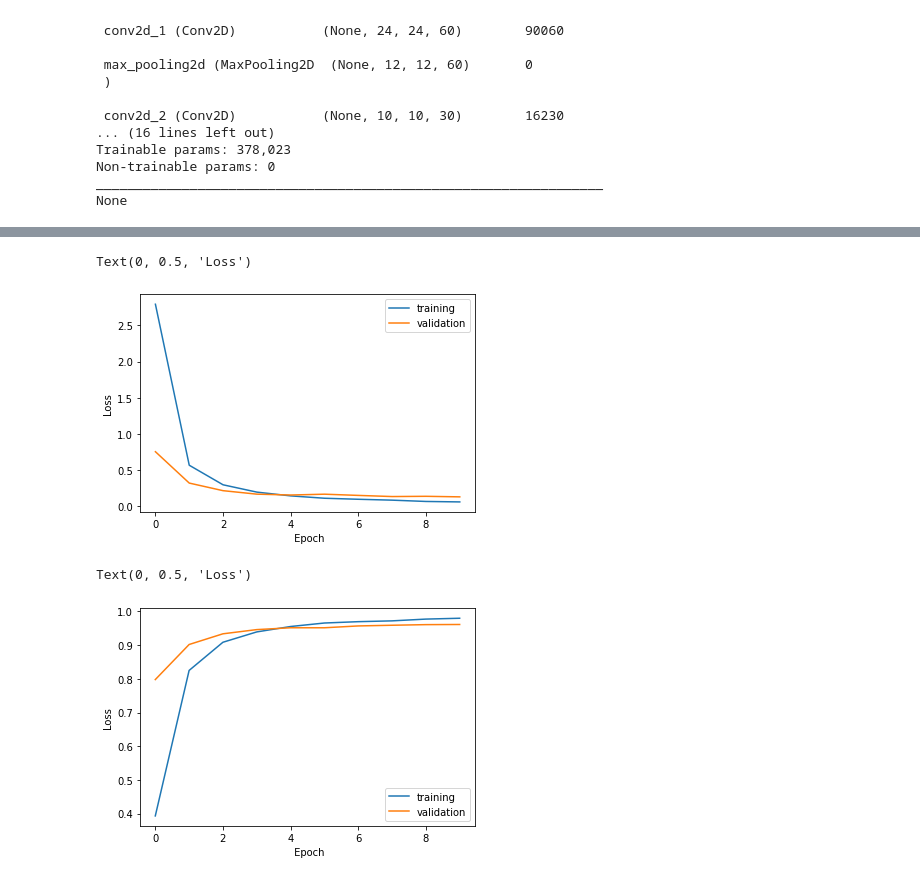
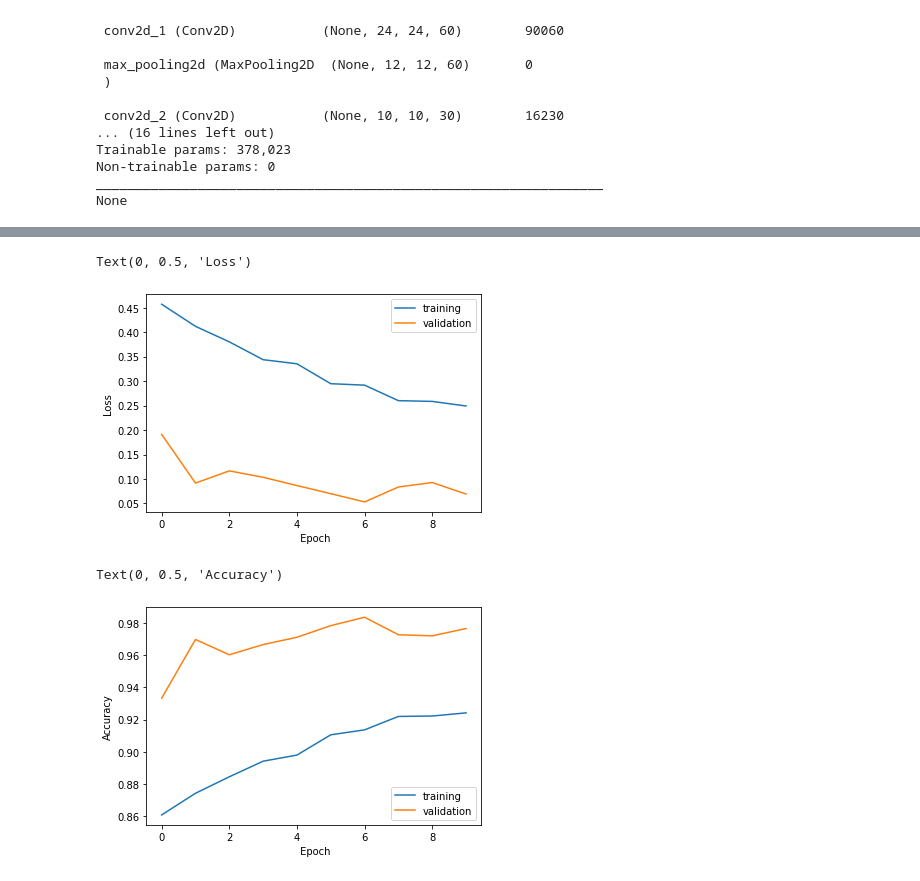
Before and after one commit to BeytullahYayla/Computer-Vision-For-Self-Driving-Cars, a Jupyter notebook: Classifying Road Symbols/Classifying_Road_Symbols.ipynb, the cells around one changed output, grey strips where cells are left out. Cells and saved outputs as stored; diff of their text form; code cells hidden in the pictures.

```diff
--- a/Classifying Road Symbols/Classifying_Road_Symbols.ipynb
+++ b/Classifying Road Symbols/Classifying_Road_Symbols.ipynb
@@ -161,0 +152,14 @@ print(X_train.shape)
+# %%
+X_train=X_train.reshape(34799, 32, 32,1)
+X_val=X_val.reshape(4410,32,32,1)
+X_test=X_test.reshape(12630,32,32,1)
+# %%
+from keras.preprocessing.image import ImageDataGenerator
+
+datagen=ImageDataGenerator(width_shift_range=0.1,
+                           height_shift_range=0.1,
+                           shear_range=10,
+                           zoom_range=0.2,
+                           rotation_range=10
+                           )
+datagen.fit(X_train,)#We apply augmentation on X_train
@@ -189,7 +207,7 @@ def modified_model():
   model.add(Dropout(0.5))
   model.add(Dense(43, activation='softmax'))
 
-  model.compile(Adam(lr = 0.001), loss='categorical_crossentropy', metrics=['accuracy'])
+  model.compile(Adam(learning_rate = 0.001), loss='categorical_crossentropy', metrics=['accuracy'])
   return model
 # %%
 model = modified_model()
@@ -213,6 +231,9 @@ Non-trainable params: 0
 _________________________________________________________________
 None
 # %%
-history=model.fit(X_train,y_train,epochs=10,batch_size=400,verbose=1,shuffle=1,validation_data=(X_val,y_val))
+history = model.fit(datagen.flow(X_train, y_train, batch_size=50),
+                            steps_per_epoch=441,
+                            epochs=10,
+                            validation_data=(X_val, y_val), shuffle = 1)
 # %% [output]
 Epoch 1/10
@@ -225,13 +264,13 @@ plt.xlabel(" Epoch")
 plt.ylabel("Loss")
 # %% [output]
 Text(0, 0.5, 'Loss')
-[figure, old version]
+[figure, new version]
 # %%
 plt.plot(history.history['accuracy'])
 plt.plot(history.history["val_accuracy"])
 plt.legend(['training','validation'])
 plt.xlabel(" Epoch")
-plt.ylabel("Loss")
+plt.ylabel("Accuracy")
 # %% [output]
-Text(0, 0.5, 'Loss')
+Text(0, 0.5, 'Accuracy')
-[figure, old version]
+[figure, new version]
```
Also changed, not shown: parts of 13 cells of this notebook.
